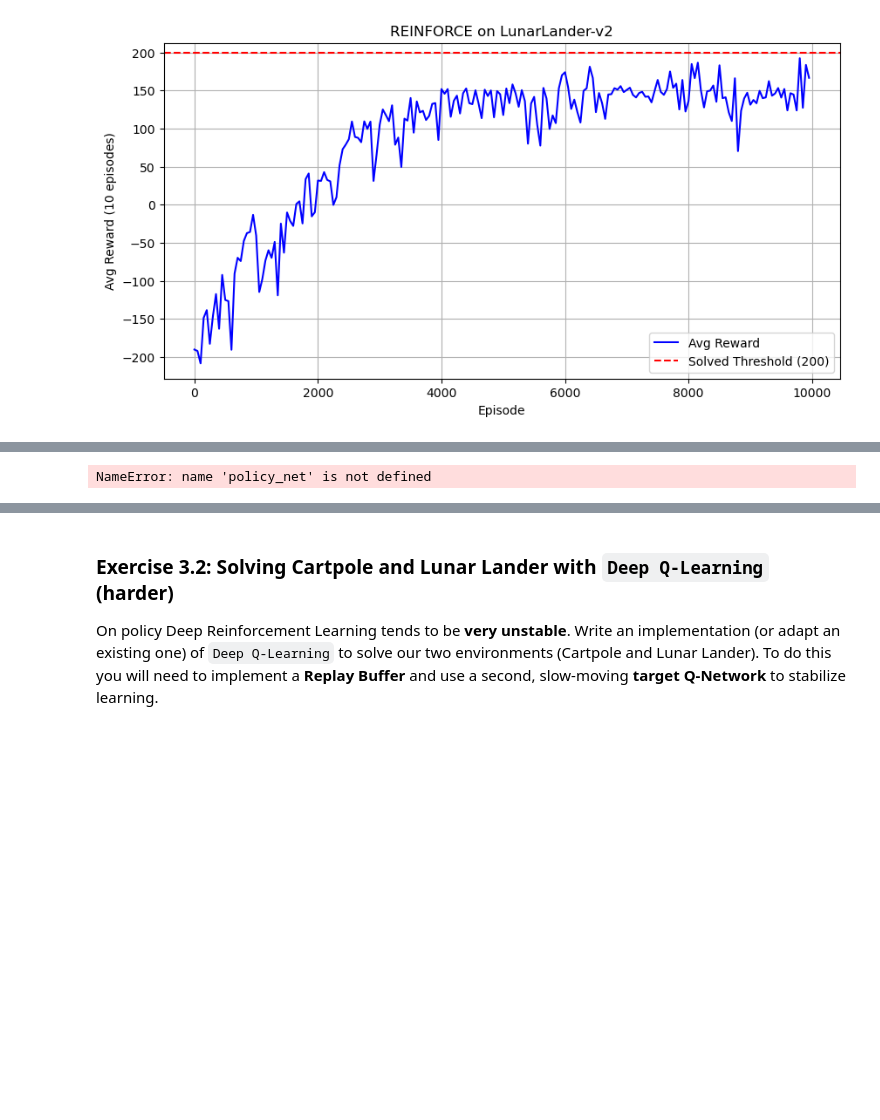
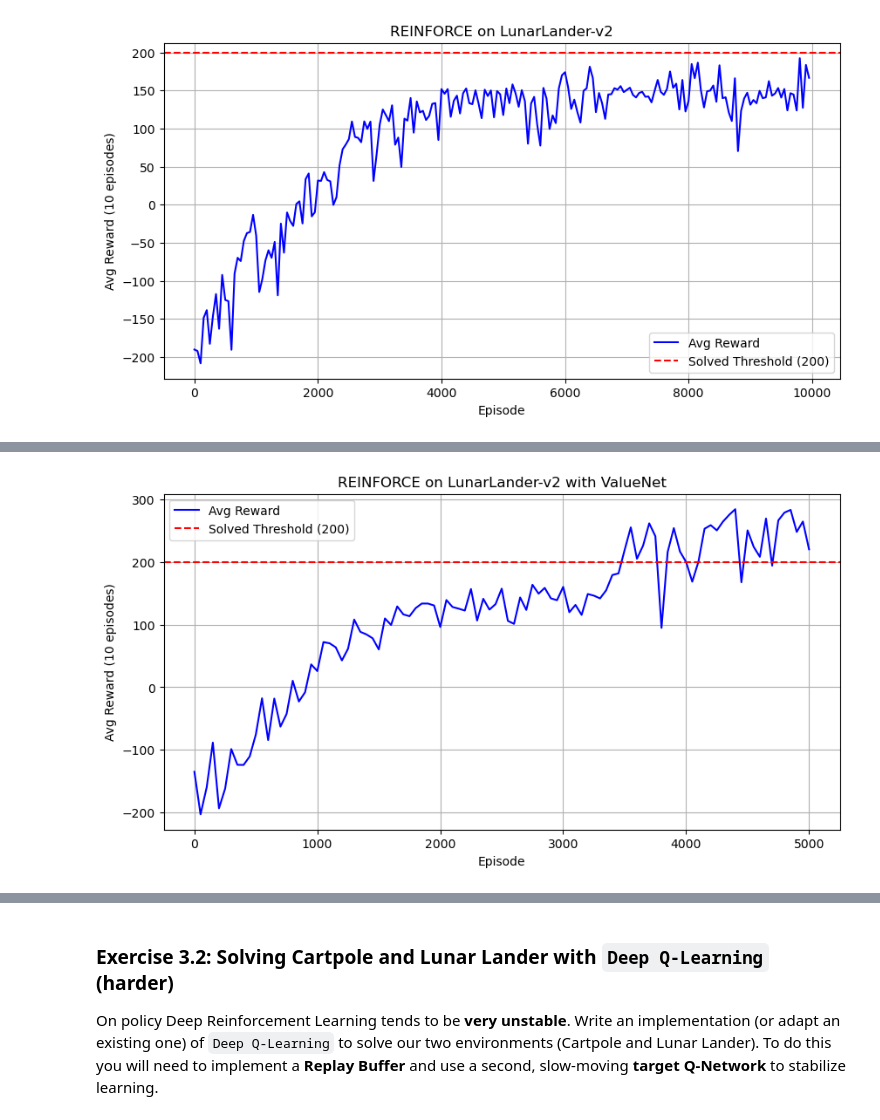
Before and after one commit to Daino360/DLA-Labs, a Jupyter notebook: LAB2/DLA-Lab2-DRL.ipynb, the cells around one changed output, grey strips where cells are left out. Saved outputs shown, nothing was run; the diff lists cells and outputs as text; code cells hidden in the pictures; blank space fills up the shorter version.

```diff
--- a/LAB2/DLA-Lab2-DRL.ipynb
+++ b/LAB2/DLA-Lab2-DRL.ipynb
@@ -758,6 +788,8 @@ Episode 5000, Avg Reward: 220.4
 # %%
+## WITHOUT VALUE BASELINE - Using ValueNet for LunarLander-v2 ##
+
 use_value_baseline = False # doesn't use ValueNet
-env = gym.make("LunarLander-v2")
+env = gym.make("LunarLander-v2")use_value_baseline
 policy_net = PolicyNet(state_dim=8, action_dim=4).to(device)
 value_net = ValueNet(state_dim=8).to(device) if use_value_baseline else None
 
@@ -766,7 +798,7 @@ agent = REINFORCEWithBaseline(
     value_net=value_net,
     use_value_baseline=use_value_baseline,
     gamma=0.99,
-    lr_policy= 3e-4,#1e-4,
+    lr_policy= 3e-4,
     lr_value=1e-3
 )
 
@@ -842,28 +893,33 @@ env_render.close()
 # %%
-def load_model(path, policy_net, value_net=None, agent=None):
-    checkpoint = torch.load(path, weights_only=False)  # Add weights_only=False
-    policy_net.load_state_dict(checkpoint['policy_net_state_dict'])
-    if value_net and checkpoint['value_net_state_dict']:
-        value_net.load_state_dict(checkpoint['value_net_state_dict'])
-    if agent:
-        agent.optimizer_policy.load_state_dict(checkpoint['optimizer_policy_state_dict'])
-        if agent.optimizer_value and checkpoint['optimizer_value_state_dict']:
-            agent.optimizer_value.load_state_dict(checkpoint['optimizer_value_state_dict'])
-    return checkpoint['episode'], checkpoint['avg_reward']
+# To reproduce the results of using ValueNet
+policy_net = PolicyNet(state_dim=8, action_dim=4).to(device)
+value_net = ValueNet(state_dim=8).to(device)
 
-# Example usage:
-# policy_net = PolicyNet(state_dim=8, action_dim=4).to(device)
-# value_net = ValueNet(state_dim=8).to(device)
-# agent = REINFORCEWithBaseline(...)
-last_episode, best_reward = load_model('Lunar_best_model_valueNet.pth', policy_net, value_net, agent)
+
+episodes = list(range(0, 5001, 50))
+rewards = [
+    -135.2, -203.2, -160.0, -88.6, -193.6, -162.2, -98.9, -124.1, -124.3, -110.6,
+    -75.4, -17.8, -84.5, -18.2, -63.0, -42.8, 10.3, -22.9, -8.2, 36.4, 25.8,
+    72.1, 70.2, 63.7, 42.8, 61.5, 108.1, 88.5, 84.3, 78.2, 60.3, 109.9, 99.5,
+    129.1, 116.3, 113.5, 126.4, 133.7, 133.7, 130.6, 96.2, 139.3, 128.2, 125.5,
+    122.5, 156.9, 106.5, 141.3, 124.0, 132.8, 157.5, 106.1, 101.2, 143.4, 123.5,
+    163.7, 149.5, 158.7, 142.0, 139.0, 160.4, 119.8, 131.5, 115.5, 148.9, 146.3,
+    141.9, 155.0, 179.3, 181.9, 219.4, 255.5, 205.3, 226.2, 261.9, 241.3, 94.8,
+    216.1, 254.2, 216.8, 200.2, 168.6, 200.3, 253.2, 259.0, 250.6, 264.7, 275.4,
+    284.5, 167.7, 250.7, 224.2, 208.4, 269.6, 194.3, 266.6, 279.0, 283.4, 248.2,
+    264.8, 220.4
+]
+
+
+last_episode, best_reward = load_model('Lunar_best_model_valueNet.pth', policy_net, value_net, _)
 plt.figure(figsize=(10, 5))
-plt.plot(episodes, avg_rewards, 'b-', label='Avg Reward')
+plt.plot(episodes, rewards, 'b-', label='Avg Reward')
 plt.axhline(y=200, color='r', linestyle='--', label='Solved Threshold (200)')
-plt.title("REINFORCE on LunarLander-v2")
+plt.title("REINFORCE on LunarLander-v2 with ValueNet")
 plt.xlabel("Episode")
 plt.ylabel("Avg Reward (10 episodes)")
 plt.legend()
 plt.grid()
 plt.show()
 # %% [output]
-NameError: name 'policy_net' is not defined
+[figure, added]
```
Also changed, not shown: parts of 23 cells of this notebook.
